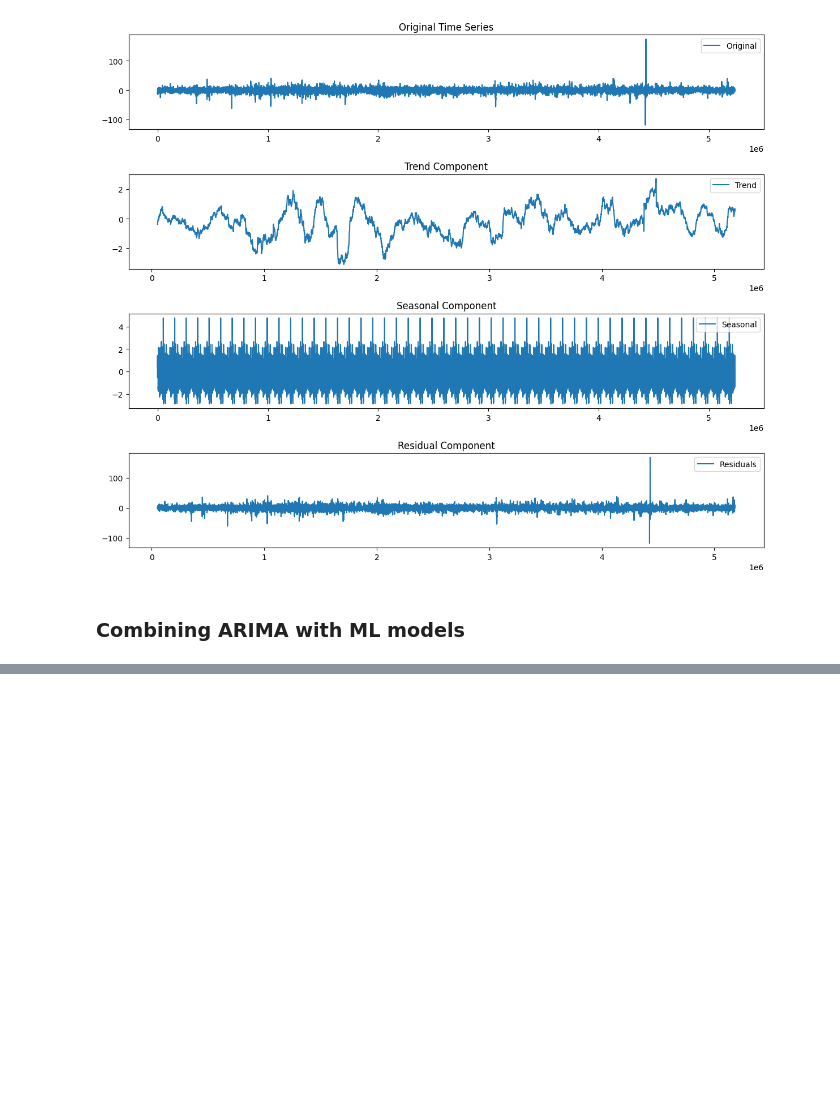
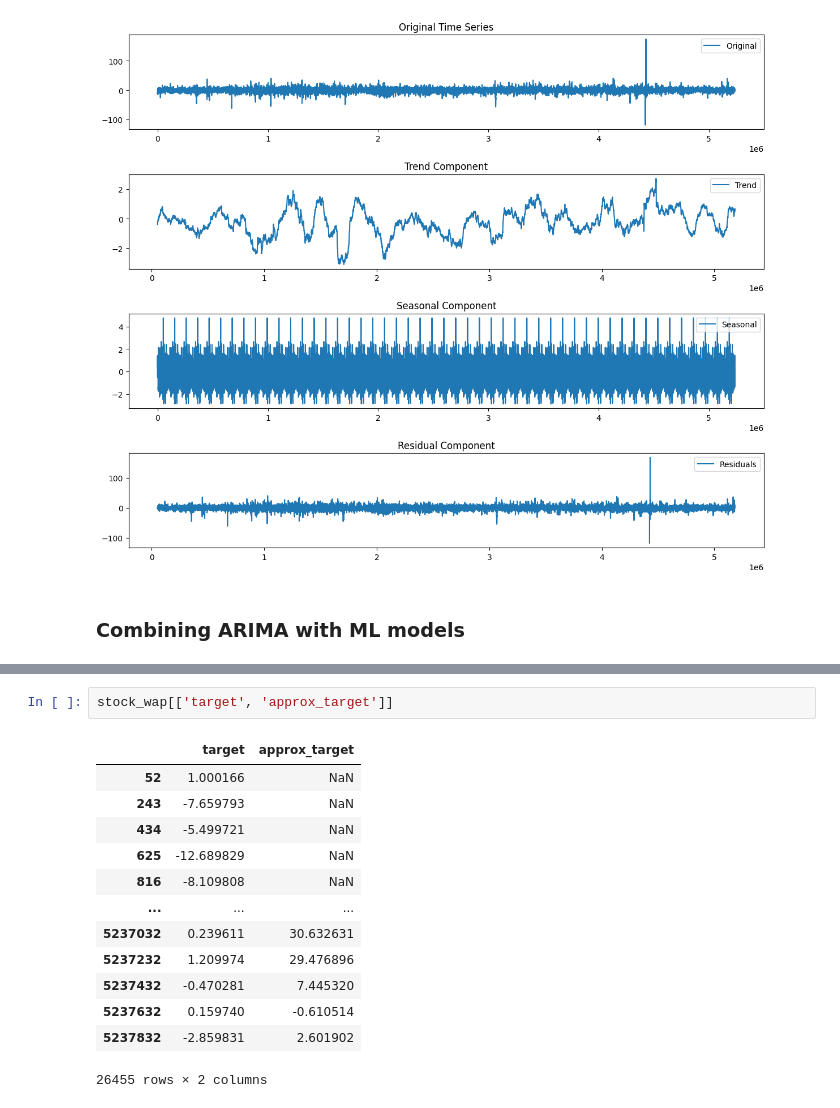
Before and after one commit to UNT-CSCE-Projects/US_stock_market_prediction, a Jupyter notebook: Optiver_stock_closing_price.ipynb, the cells around one changed output, grey strips where cells are left out. Saved outputs shown, nothing was run; the diff lists cells and outputs as text; blank space fills up the shorter version.

```diff
--- a/Optiver_stock_closing_price.ipynb
+++ b/Optiver_stock_closing_price.ipynb
@@ -746,0 +879,16 @@ plt.show()
+# %%
+stock_wap[['target', 'approx_target']]
+# %% [output]
+|  | target | approx_target |
+| 52 | 1.000166 | NaN |
+| 243 | -7.659793 | NaN |
+| 434 | -5.499721 | NaN |
+| 625 | -12.689829 | NaN |
+| 816 | -8.109808 | NaN |
+| ... | ... | ... |
+| 5237032 | 0.239611 | 30.632631 |
+| 5237232 | 1.209974 | 29.476896 |
+| 5237432 | -0.470281 | 7.445320 |
+| 5237632 | 0.159740 | -0.610514 |
+| 5237832 | -2.859831 | 2.601902 |
+26455 rows × 2 columns
```
Also changed, not shown: parts of 18 cells of this notebook.
